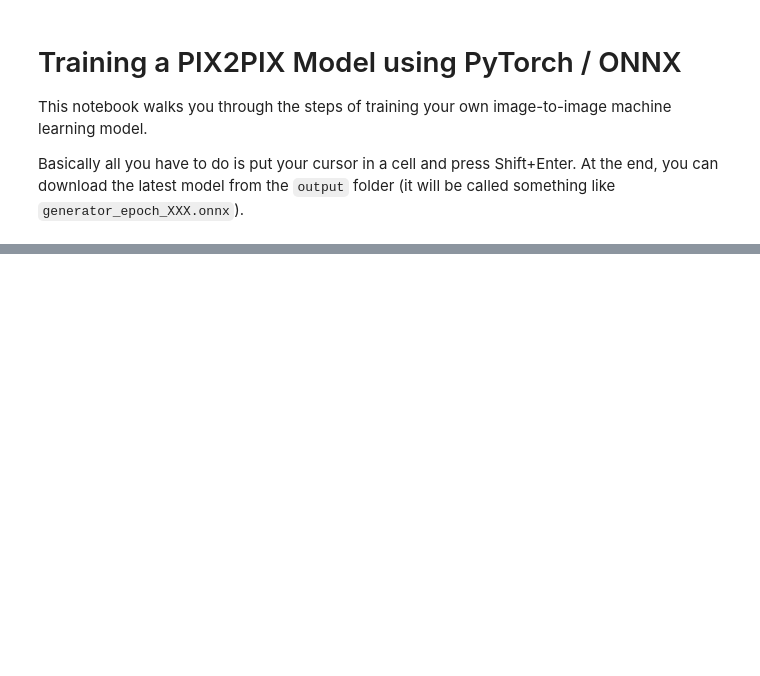
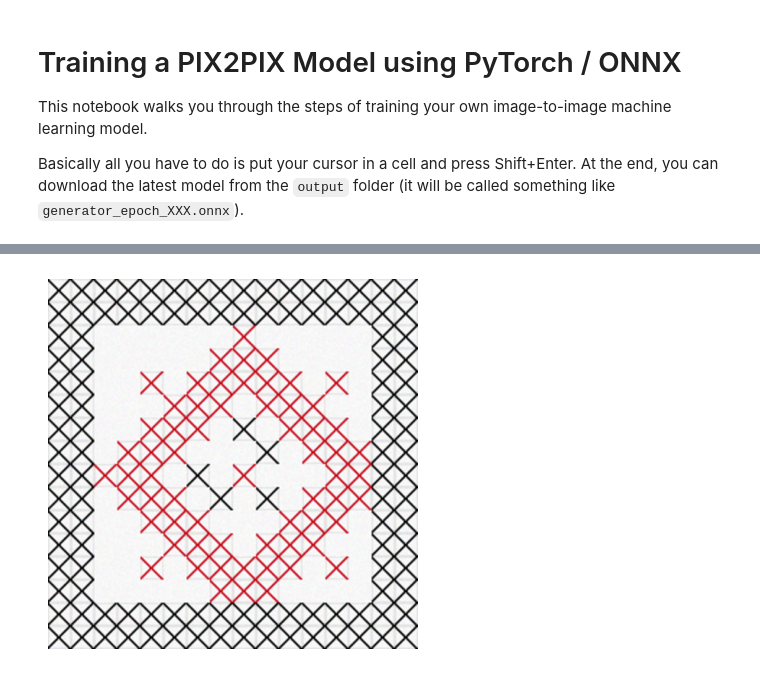
Before and after one commit to algorithmicgaze/2025-raive-workshop, a Jupyter notebook: train_onnx_gan.ipynb, the cells around one changed output, grey strips where cells are left out. Cells and saved outputs as stored; diff of their text form; code cells hidden in the pictures; blank space fills up the shorter version.

```diff
--- a/train_onnx_gan.ipynb
+++ b/train_onnx_gan.ipynb
@@ -85 +73,9 @@ torch.backends.cudnn.benchmark = True
+# %%
+input_dir = directory_should_exist("datasets/patterns")
+output_dir = ensure_directory("output")
+sample_interval = 300
+snapshot_interval = 1
+epochs = 100
+batch_size = 8
+latent_dim = 128
 # %%
@@ -114,30 +101,24 @@ class UncondImageDataset(Dataset):
 # %%
 transform = transforms.Compose([
-    transforms.Resize(image_size, interpolation=transforms.InterpolationMode.BICUBIC),
-    transforms.CenterCrop(image_size),
-    transforms.RandomHorizontalFlip(p=0.5),
+    transforms.Resize((512, 512)),
     transforms.ToTensor(),
-    transforms.Normalize((0.5, 0.5, 0.5), (0.5, 0.5, 0.5)),  # -> [-1, 1]
+    transforms.Normalize((0.5, 0.5, 0.5), (0.5, 0.5, 0.5)),
 ])
 
-dataset = UncondImageDataset(input_dir, transform=transform)
+dataset = ImageDataset(input_dir, transform=transform)
 dataloader = DataLoader(
-    dataset,
-    batch_size=batch_size,
-    shuffle=True,
-    num_workers=0,
-    pin_memory=True,
-    drop_last=True,
+    dataset, batch_size=batch_size, shuffle=True, num_workers=2
 )
 # %%
-# Show a single real image from the dataset
-def plot_image(ax, title, img):
-    img = (img + 1) / 2
-    ax.imshow(img.permute(1, 2, 0).cpu().numpy())
-    ax.set_title(title); ax.axis("off")
+# Show a single image from the dataset
+def plot_image(img):
+    img = (img + 1) / 2 # Denormalize
+    img = img.permute(1, 2, 0).cpu().numpy()
+    plt.imshow(img)
+    plt.axis("off")
+    plt.show()
 
-assert len(dataset) > 0, f"No images found in {input_dir}. Supported: .jpg .jpeg .png"
-real_batch = next(iter(dataloader))
-fig, ax = plt.subplots(1, 1, figsize=(5, 5))
-plot_image(ax, "Real Image", real_batch[0])
-plt.show()
+sample_img = next(iter(dataloader))
+plot_image(sample_img[0])
+# %% [output]
+[figure, added]
```
Also changed, not shown: parts of 20 cells of this notebook.
